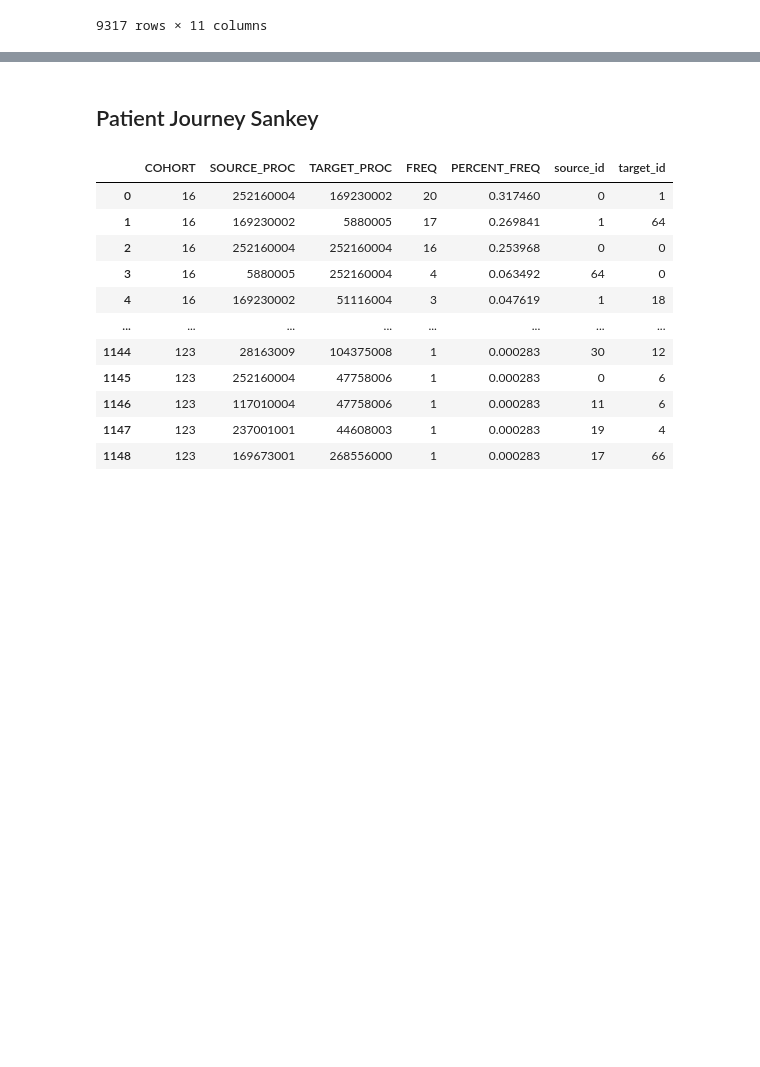
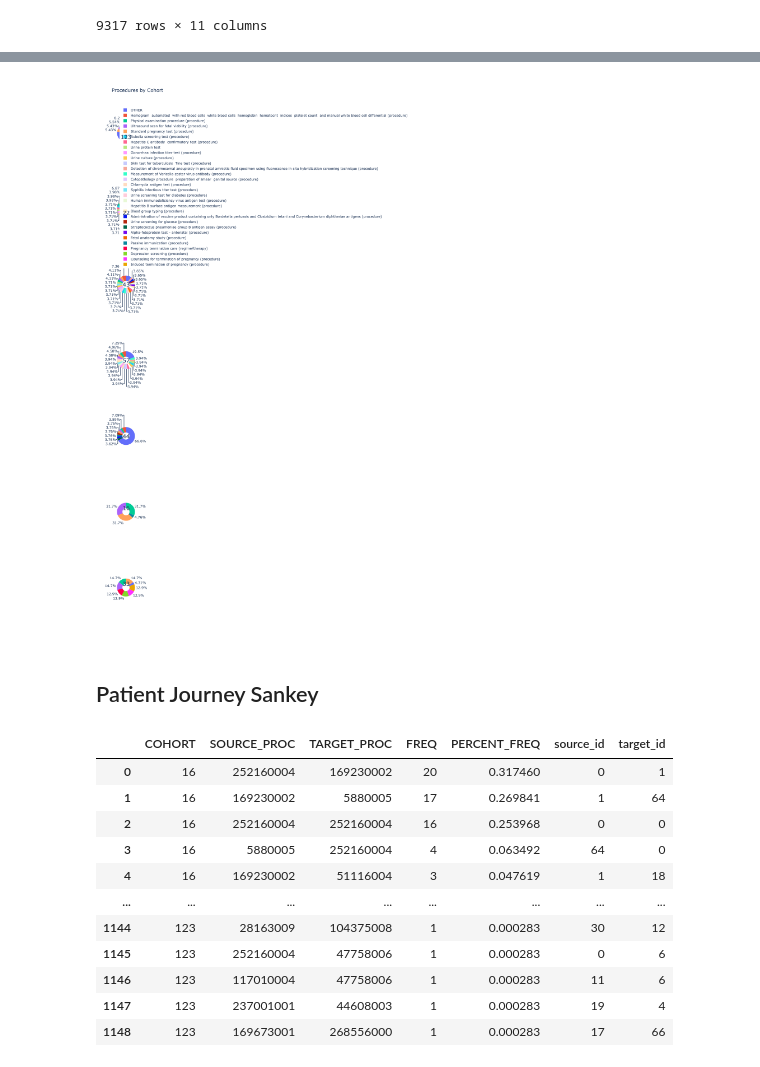
Before and after one commit to stumoore/snowflake-graph-analytics, a Jupyter notebook: patient-journey/pj-demo-step3-insights.ipynb, the cells around one changed output, grey strips where cells are left out. Saved outputs shown, nothing was run; the diff lists cells and outputs as text; code cells hidden in the pictures; blank space fills up the shorter version.

```diff
--- a/patient-journey/pj-demo-step3-insights.ipynb
+++ b/patient-journey/pj-demo-step3-insights.ipynb
@@ -83,3 +111,13 @@ proc_cohorts_df
 | 9315 | 43 | 2001-04-05 06:00:31 | 2001-04-05 06:15:31 | 37c9a873-d7b8-b1ad-3f34-22eb52218432 | 500fe2f0-f046-323b-18cf-ec56557afa54 | http://snomed.info/sct | 18946005 | Epidural anesthesia (procedure) | 1294.99 | ... |
 | 9316 | 43 | 2001-04-05 06:00:31 | 2001-04-05 06:15:31 | 37c9a873-d7b8-b1ad-3f34-22eb52218432 | 500fe2f0-f046-323b-18cf-ec56557afa54 | http://snomed.info/sct | 66348005 | Childbirth | 431.40 | ... |
 9317 rows × 11 columns
+# %%
+proc_cohort_agg_df = session.sql(f'''
+    SELECT COHORT, CODE, DESCRIPTION, COUNT(*) AS CNT, RATIO_TO_REPORT(CNT) OVER (PARTITION BY COHORT) AS PERCENT_CNT
+    FROM PATIENT_DB.PUBLIC.PROCEDURE_COHORTS
+    GROUP BY COHORT, CODE, DESCRIPTION
+    ORDER BY CNT DESC
+''').to_pandas()
+proc_cohort_agg_df['COHORT'] = proc_cohort_agg_df['COHORT'].astype(str)
+proc_cohort_agg_df.loc[proc_cohort_agg_df.PERCENT_CNT < 0.035, 'DESCRIPTION'] = "OTHER"
+proc_cohort_agg_df
@@ -86,3 +138,32 @@ proc_cohorts_df
+# %%
+import plotly.graph_objects as go
+from plotly.subplots import make_subplots
+
+cohorts = proc_cohort_agg_df.COHORT.unique()
+labels = proc_cohort_agg_df.DESCRIPTION.unique()
+
+# Create subplots: use 'domain' type for Pie subplot
+
+fig = make_subplots(rows=len(cohorts), cols=1, specs=[[{'type':'domain'}] for i in range(7)])
+i = 0
+annotations = []
+for cohort in cohorts:
+    i+=1
+    df = proc_cohort_agg_df[proc_cohort_agg_df.COHORT == cohort]
+    fig.add_trace(go.Pie(labels=df.DESCRIPTION, values=df.CNT, name=cohort), i, 1)
+    annotations.append(dict(text=cohort, x=0.5, y=sum(fig.get_subplot(i, 1).y) / 2,
+                      font_size=20, showarrow=False, xanchor="center"))
+
+
+
+# Use `hole` to create a donut-like pie chart
+fig.update_traces(hole=.4, hoverinfo="label+percent+name")
+
+fig.update_layout(
+    title_text="Procedures by Cohort", height=2000, width=2000, annotations=annotations)
+fig.show()
+# %% [output]
+[figure, added]
 # %% [markdown]
 ## Patient Journey Sankey
 # %%
```
Also changed, not shown: parts of 6 cells of this notebook.
